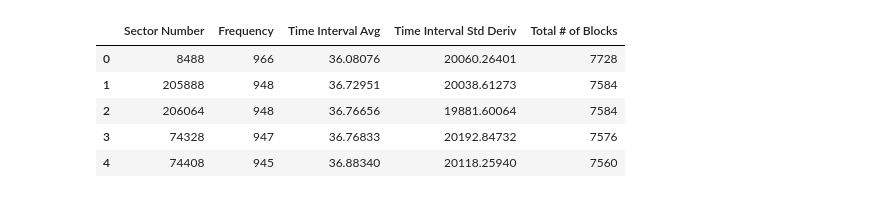
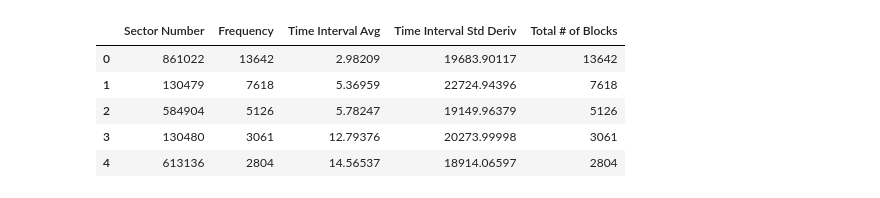
Before and after one commit to skele2k/grad-project, a Jupyter notebook: data/clustering/kemansJNote.ipynb, the cells around one changed output. Cells and saved outputs as stored; diff of their text form; code cells hidden in the pictures.

```diff
--- a/data/clustering/kemansJNote.ipynb
+++ b/data/clustering/kemansJNote.ipynb
@@ -7,15 +7,15 @@ from sklearn.preprocessing import StandardScaler
 import matplotlib.pyplot as plt
 %matplotlib tk
 # %%
-testFileDirectory = "C:/msys64/home/sungc/temo/2/testData.csv"
+testFileDirectory = "C:/msys64/home/sungc/temo/2/Fisorted.csv"
 trainFileDirectory = "C:/msys64/home/sungc/temo/2/trainData.csv"
-dataFile = pd.read_csv(trainFileDirectory)
+dataFile = pd.read_csv(testFileDirectory)
 dataFile.head()
 # %% [output]
 |  | Sector Number | Frequency | Time Interval Avg | Time Interval Std Deriv | Total # of Blocks |
-| 0 | 8488 | 966 | 36.08076 | 20060.26401 | 7728 |
-| 1 | 205888 | 948 | 36.72951 | 20038.61273 | 7584 |
-| 2 | 206064 | 948 | 36.76656 | 19881.60064 | 7584 |
-| 3 | 74328 | 947 | 36.76833 | 20192.84732 | 7576 |
-| 4 | 74408 | 945 | 36.88340 | 20118.25940 | 7560 |
+| 0 | 861022 | 13642 | 2.98209 | 19683.90117 | 13642 |
+| 1 | 130479 | 7618 | 5.36959 | 22724.94396 | 7618 |
+| 2 | 584904 | 5126 | 5.78247 | 19149.96379 | 5126 |
+| 3 | 130480 | 3061 | 12.79376 | 20273.99998 | 3061 |
+| 4 | 613136 | 2804 | 14.56537 | 18914.06597 | 2804 |
 # %%
```
Also changed, not shown: parts of 2 cells of this notebook, 19 other files.
